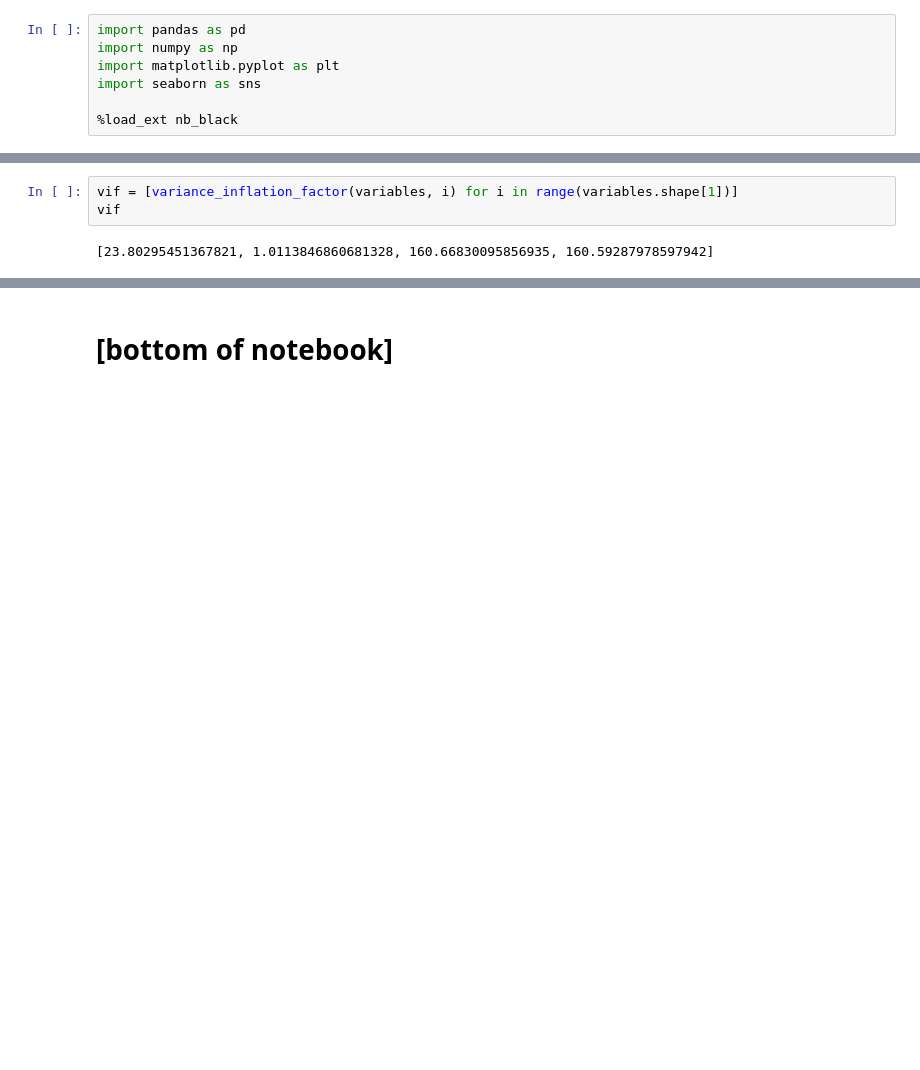
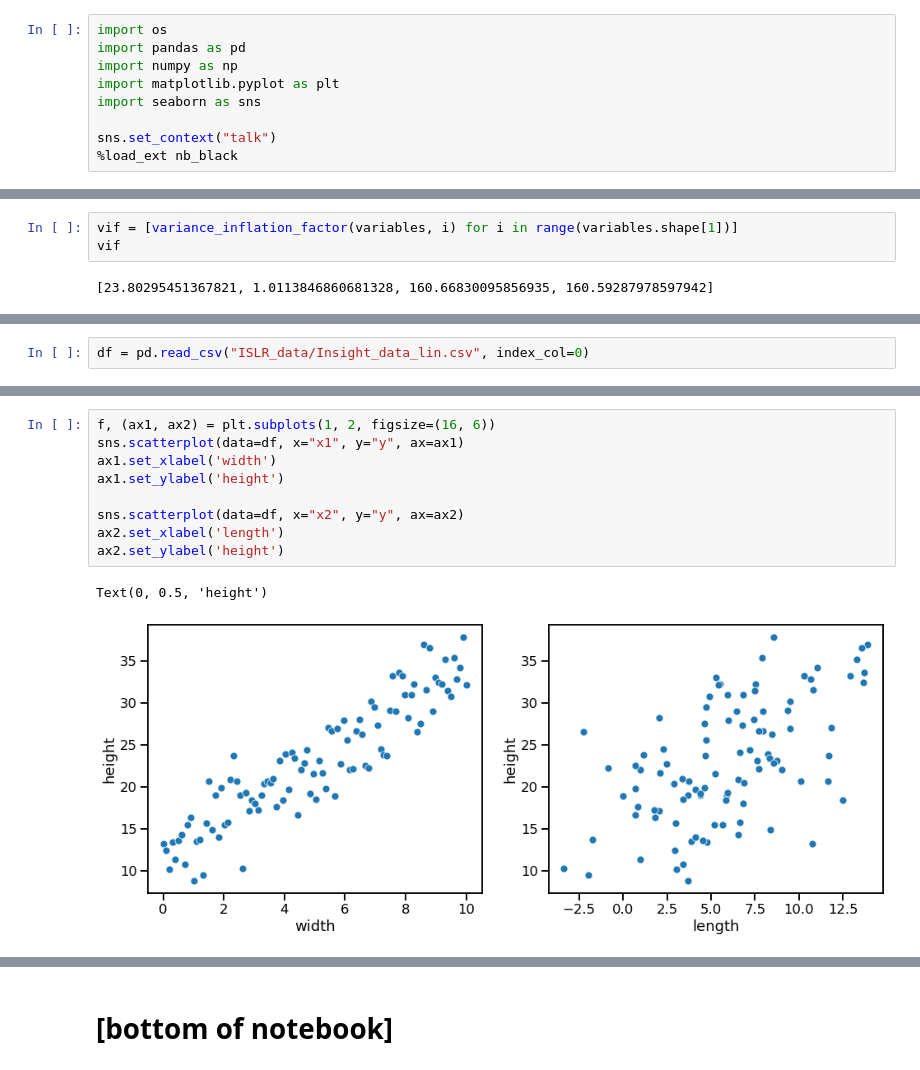
Before and after one commit to benslack19/my_DS_notes, a Jupyter notebook: analysis_and_machine_learning/ML_ISLR_C03_Linear_Regression.ipynb, the cells around one changed output, grey strips where cells are left out. Drawn from its saved outputs; the diff is of its cells as text; blank space fills up the shorter version.

```diff
--- a/analysis_and_machine_learning/ML_ISLR_C03_Linear_Regression.ipynb
+++ b/analysis_and_machine_learning/ML_ISLR_C03_Linear_Regression.ipynb
@@ -1,10 +1,12 @@
 # %% [markdown]
 # Linear regression
 # %%
+import os
 import pandas as pd
 import numpy as np
 import matplotlib.pyplot as plt
 import seaborn as sns
 
+sns.set_context("talk")
 %load_ext nb_black
 # %% [output]
@@ -930,0 +944,2 @@ vif
+# %%
+df = pd.read_csv("ISLR_data/Insight_data_lin.csv", index_col=0)
@@ -930,0 +958,12 @@ vif
+# %%
+f, (ax1, ax2) = plt.subplots(1, 2, figsize=(16, 6))
+sns.scatterplot(data=df, x="x1", y="y", ax=ax1)
+ax1.set_xlabel('width')
+ax1.set_ylabel('height')
+
+sns.scatterplot(data=df, x="x2", y="y", ax=ax2)
+ax2.set_xlabel('length')
+ax2.set_ylabel('height')
+# %% [output]
+Text(0, 0.5, 'height')
+[figure, added]
```
Also changed, not shown: parts of 23 cells of this notebook, 10 other files.
